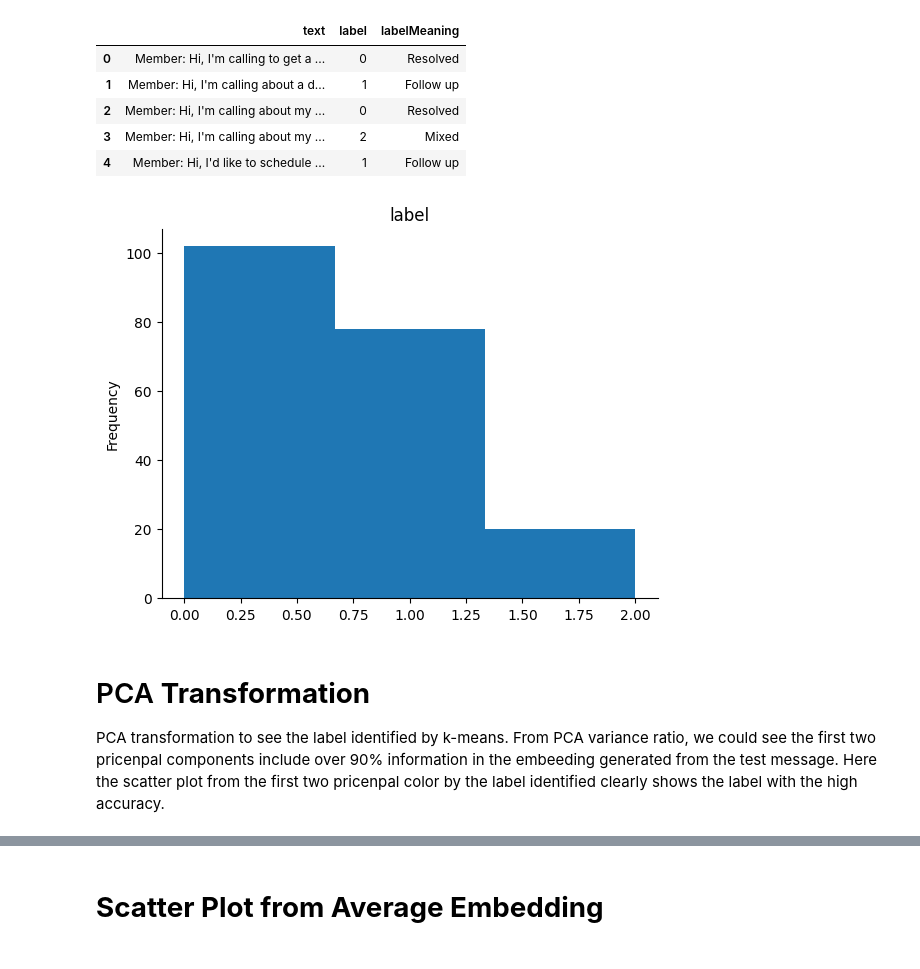
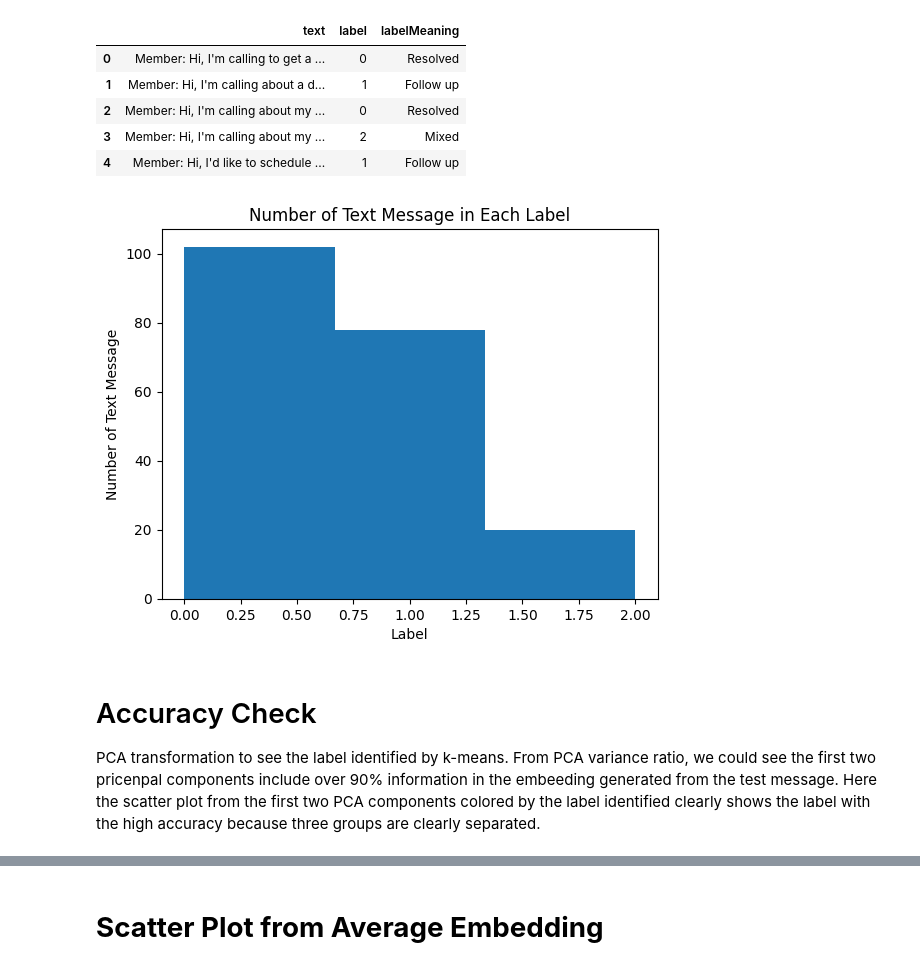
Before and after one commit to HRI328/AXA-CASE-1, a Jupyter notebook: sentiment_analysis.ipynb, the cells around one changed output, grey strips where cells are left out. Drawn from its saved outputs; the diff is of its cells as text; code cells hidden in the pictures.

```diff
--- a/sentiment_analysis.ipynb
+++ b/sentiment_analysis.ipynb
@@ -204,14 +225,18 @@ customer_text_df.head()
 # %%
 # Show number of test message in each label
 from matplotlib import pyplot as plt
-customer_text_df['label'].plot(kind='hist', bins=3, title='label')
-plt.gca().spines[['top', 'right',]].set_visible(False)
+customer_text_df['label'].plot(kind='hist', bins=3, title='Number of Text Message in Each Label')
+plt.xlabel('Label')
+plt.ylabel('Number of Text Message')
+plt.show()
+# plt.gca().spines[['top', 'right',]].set_visible(False)
 # %% [output]
-[figure, old version]
+[figure, new version]
 # %% [markdown]
-# PCA **Transformation**
+# Accuracy Check
+
 PCA transformation to see the label identified by k-means.
-From PCA variance ratio, we could see the first two pricenpal components include over 90% information in the embeeding generated from the test message. Here the scatter plot from the first two pricenpal color by the label identified clearly shows the label with the high accuracy.
+From PCA variance ratio, we could see the first two pricenpal components include over 90% information in the embeeding generated from the test message. Here the scatter plot from the first two PCA components colored by the label identified clearly shows the label with the high accuracy because three groups are clearly separated.
 # %%
 from sklearn.decomposition import PCA
 
```
Also changed, not shown: parts of 3 cells of this notebook.
